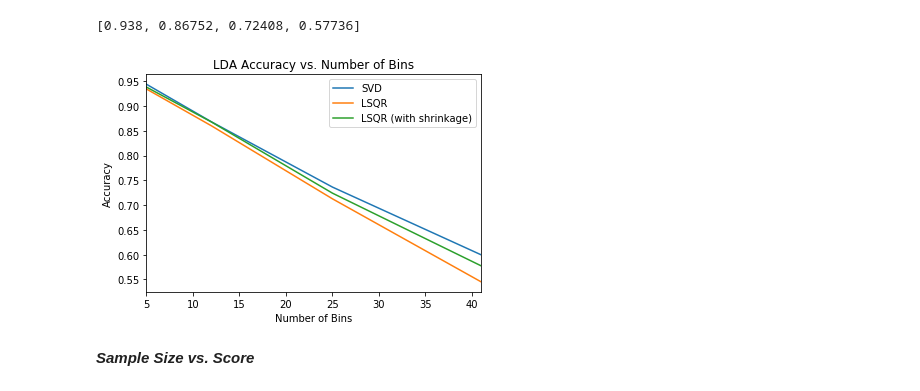
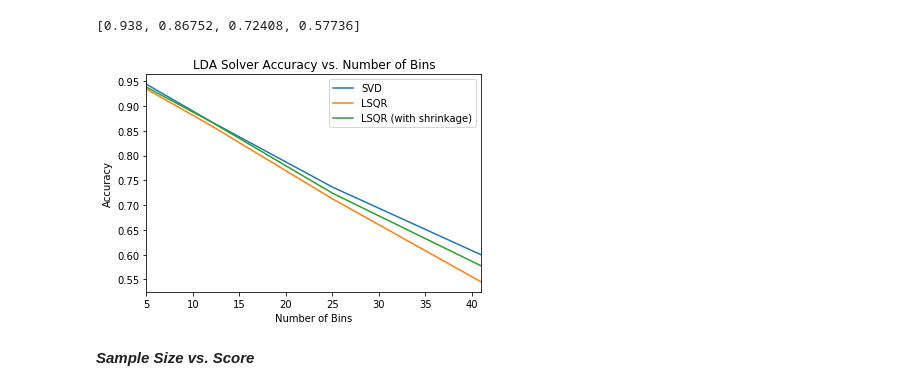
Before and after one commit to akuz91/CodeBlue, a Jupyter notebook: LDA_Model_Evaluation.ipynb, the cells around one changed output. Cells and saved outputs as stored; diff of their text form; code cells hidden in the pictures.

```diff
--- a/LDA_Model_Evaluation.ipynb
+++ b/LDA_Model_Evaluation.ipynb
@@ -404,12 +404,12 @@ solver_compare.rename(index={0:"SVD",1:"LSQR",2:"LSQR (with shrinkage)"}, inplac
 # %%
 #svd performs the best
 solver_compare.transpose().plot()
 plt.xlabel("Number of Bins")
 plt.ylabel("Accuracy")
-plt.title("LDA Accuracy vs. Number of Bins")
+plt.title("LDA Solver Accuracy vs. Number of Bins")
 plt.show()
 # %% [output]
-[figure, old version]
+[figure, new version]
 # %% [markdown]
 ***Sample Size vs. Score***
 # %%
```
